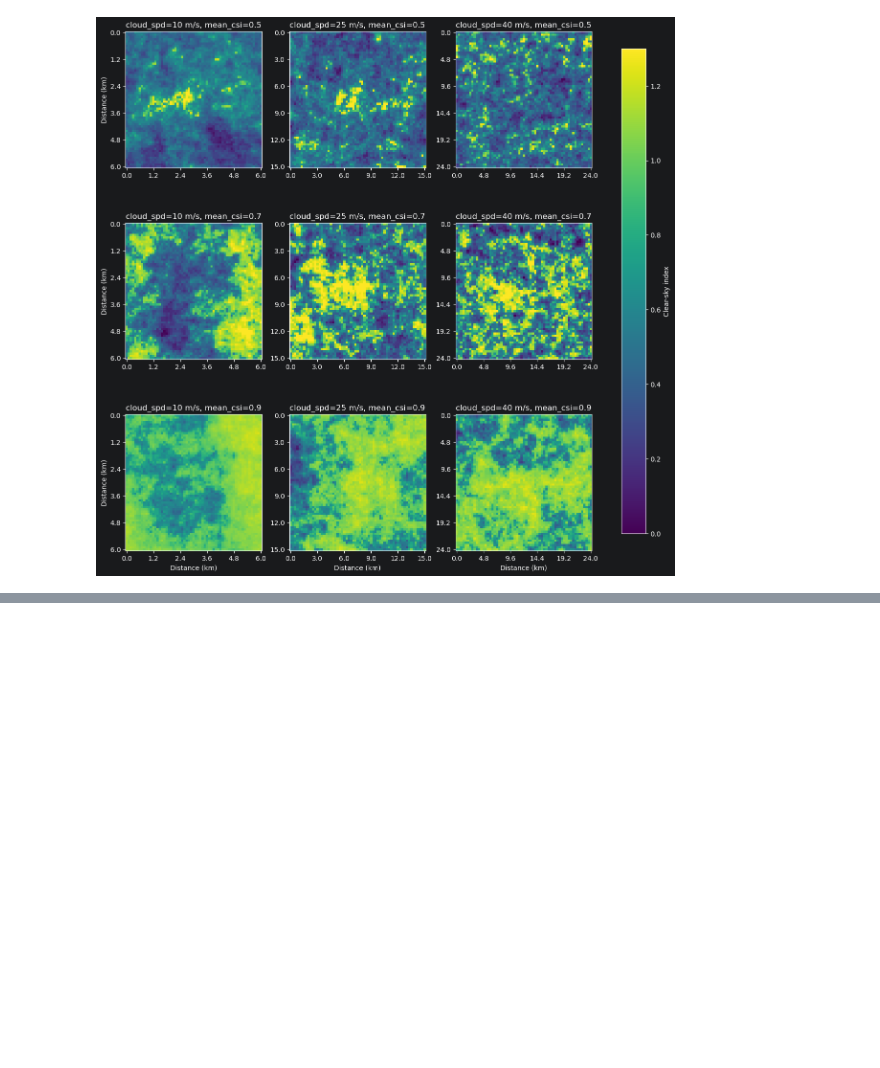
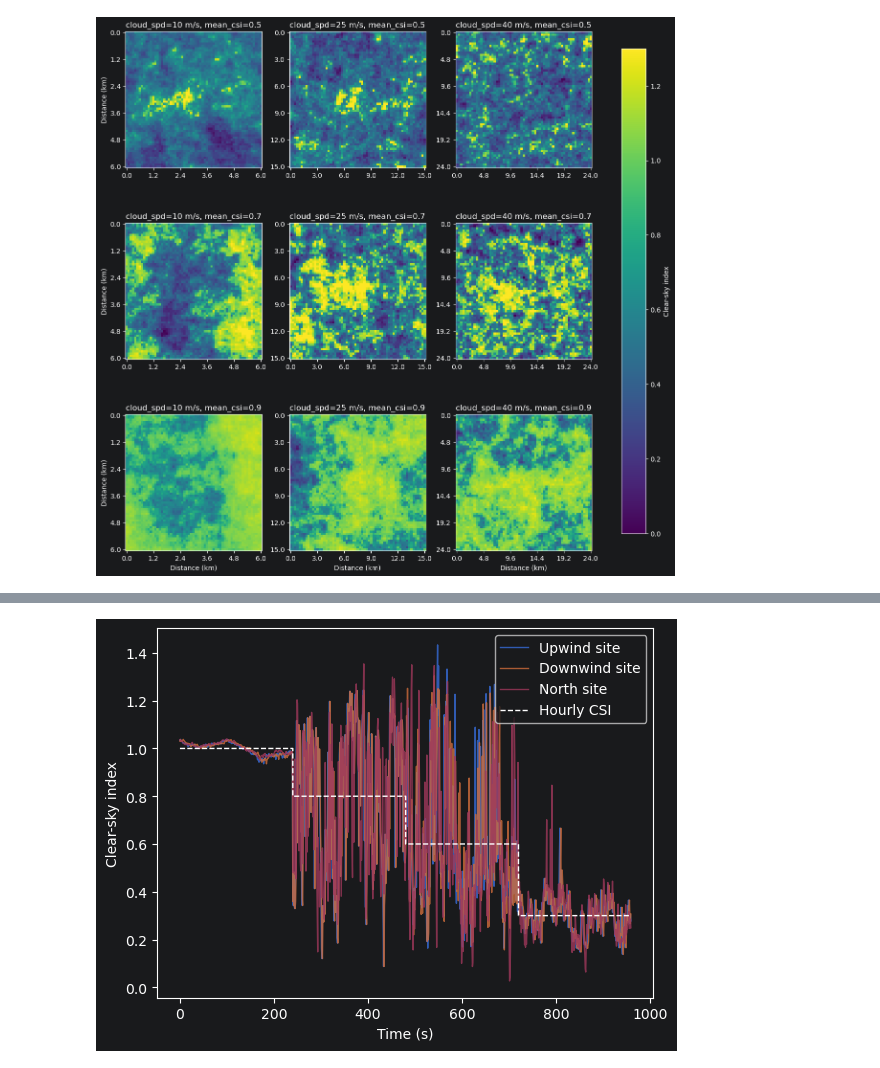
Before and after one commit to jranalli/solarspatialtools, a Jupyter notebook: demos/synthetic_copula_demo.ipynb, the cells around one changed output, grey strips where cells are left out. Drawn from its saved outputs; the diff is of its cells as text; code cells hidden in the pictures; blank space fills up the shorter version.

```diff
--- a/demos/synthetic_copula_demo.ipynb
+++ b/demos/synthetic_copula_demo.ipynb
@@ -107,0 +103,23 @@ fig.colorbar(im, ax=axes, label='Clear-sky index', shrink=0.85);
+# %%
+cloud_spd = np.array([5, 30, 25, 15])
+cloud_dir = np.zeros_like(cloud_spd)
+
+# Hourly clearsky
+mean_csi = np.array([1.0, 0.8, 0.6, 0.3])
+
+e_pos = np.array([ 0, 450, 0])
+n_pos = np.array([ 0,   0, 450])
+
+times = pd.date_range(start='2024-01-01 00:00:00', end='2024-01-01 00:59:59', freq='15s')
+
+c = downscale_multihour(times, e_pos, n_pos, cloud_spd, cloud_dir, mean_csi, DEFAULT_PARAMS, seed=42, scale=True, noneg=True)
+
+csi_block = np.repeat(mean_csi, times.shape[0])
+
+plt.plot(c, alpha=0.8, linewidth=1)
+plt.step(np.arange(csi_block.size), csi_block, where='post', color='w', linewidth=1, linestyle='--', label='Hourly CSI')
+plt.xlabel("Time (s)")
+plt.ylabel("Clear-sky index")
+plt.legend(['Upwind site', 'Downwind site', 'North site', 'Hourly CSI']);
+# %% [output]
+[figure, added]
```
Also changed, not shown: parts of 7 cells of this notebook.
